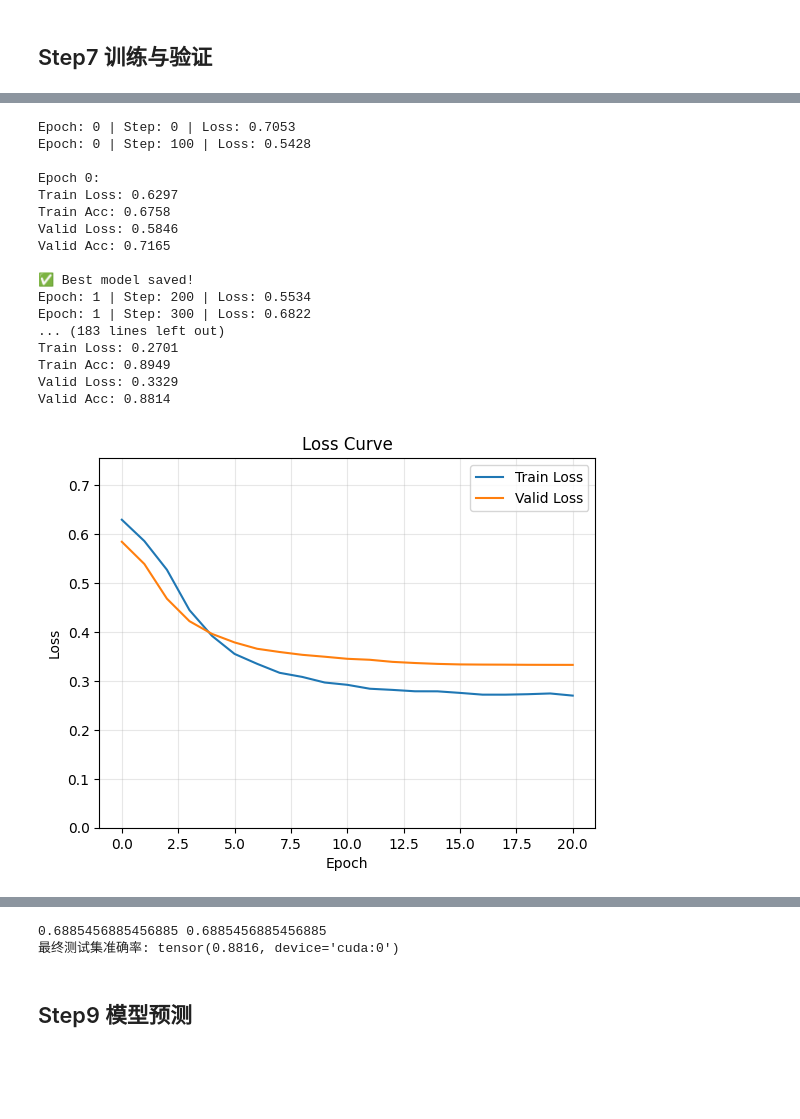
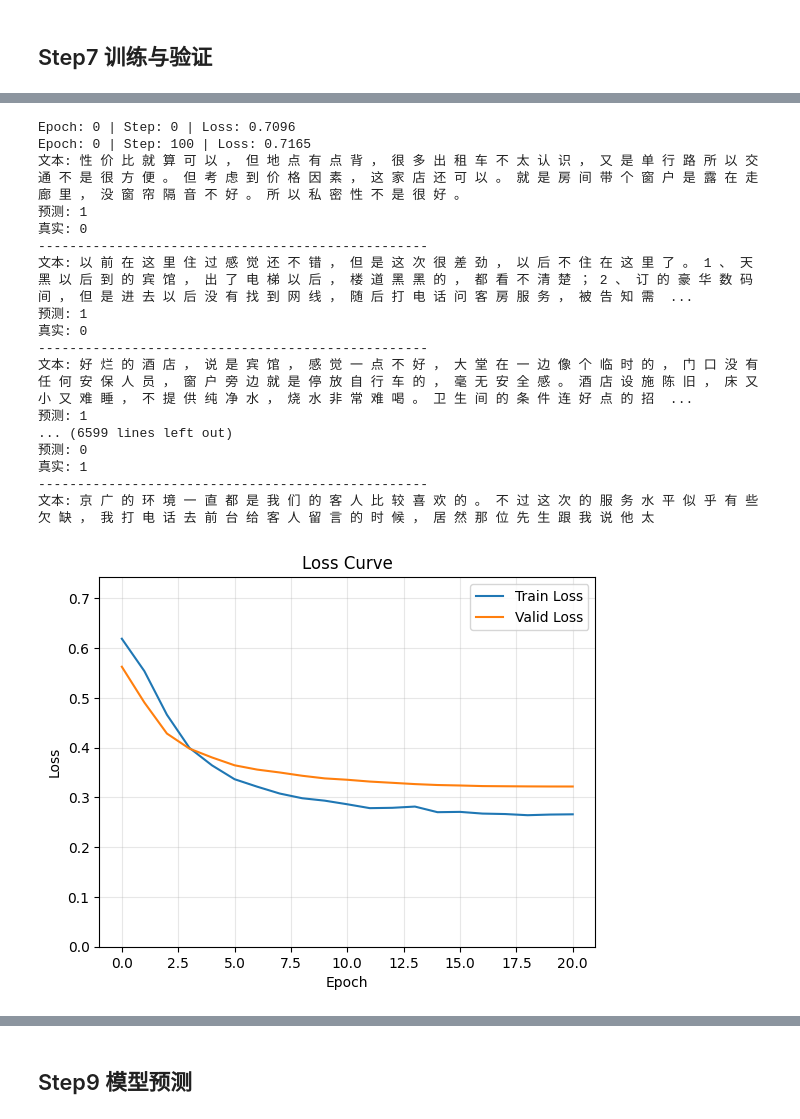
Before and after one commit to yhd12138/Bert, a Jupyter notebook: classification_mlp.ipynb, the cells around one changed output, grey strips where cells are left out. Cells and saved outputs as stored; diff of their text form; code cells hidden in the pictures; blank space fills up the shorter version.

```diff
--- a/classification_mlp.ipynb
+++ b/classification_mlp.ipynb
@@ -213,6 +214,7 @@ def evaluate(model, validloader):
 
     preds = []
     labels = []
+    wrong_cases = []
 
     with torch.inference_mode():
         for batch in validloader:
@@ -232,10 +234,25 @@ def evaluate(model, validloader):
             correct += (pred == batch["labels"]).sum().item()
             total += batch["labels"].size(0)
 
+                        # ===== 错误案例分析 =====
+            for i in range(len(pred)):
+                if pred[i] != batch["labels"][i]:
+
+                    text = tokenizer.decode(
+                        batch["input_ids"][i].cpu(),
+                        skip_special_tokens=True
+                    )
+
+                    wrong_cases.append({
+                        "text": text,
+                        "pred": pred[i].item(),
+                        "label": batch["labels"][i].item()
+                    })
+
     acc = correct / total
     avg_loss = total_loss / len(validloader)
 
-    return acc, avg_loss, preds, labels
+    return acc, avg_loss, preds, labels, wrong_cases
 
 def train(model, trainloader, validloader, optimizer, scheduler, epochs=3, log_step=100):
     global_step = 0
@@ -282,7 +299,12 @@ def train(model, trainloader, validloader, optimizer, scheduler, epochs=3, log_s
         train_loss = total_loss / len(trainloader)
 
         # 验证
-        val_acc, val_loss, preds, labels = evaluate(model, validloader)
+        val_acc, val_loss, preds, labels, wrong_cases = evaluate(model, validloader)
+        for case in wrong_cases:
+            print("文本:", case["text"])
+            print("预测:", case["pred"])
+            print("真实:", case["label"])
+            print("-"*50)
 
         train_losses.append(train_loss)
         train_accs.append(train_acc)
@@ -301,7 +323,7 @@ def train(model, trainloader, validloader, optimizer, scheduler, epochs=3, log_s
             torch.save(model.state_dict(), "best_model.pt")
             print("✅ Best model saved!")
 
-    return train_losses, train_accs, valid_losses, valid_accs, preds, labels
+    return train_losses, train_accs, valid_losses, valid_accs, preds, labels, wrong_cases
 
 def plot_curves(train_losses, train_accs, valid_losses, valid_accs):
     epochs = range(len(train_losses))
@@ -340,51 +362,51 @@ def plot_confusion_matrix(labels, preds):
     plt.ylabel("True")
     plt.show()
 
-train_losses, train_accs, valid_losses, valid_accs, preds, labels = train(
+train_losses, train_accs, valid_losses, valid_accs, preds, labels, wrong_cases = train(
     model,
     trainloader,
     validloader,
     optimizer,
     scheduler,
     epochs=21
 )
 
 plot_curves(train_losses, train_accs, valid_losses, valid_accs)
 
 plot_confusion_matrix(labels, preds)
 # %% [output]
 Exception in thread Thread-auto_conversion:
 Traceback (most recent call last):
   File "c:\Users\Aaron\AppData\Local\Programs\miniconda3\envs\Bert\Lib\site-packages\huggingface_hub\utils\_http.py", line 761, in hf_raise_for_status
     response.raise_for_status()
     ~~~~~~~~~~~~~~~~~~~~~~~~~^^
   File "c:\Users\Aaron\AppData\Local\Programs\miniconda3\envs\Bert\Lib\site-packages\httpx\_models.py", line 829, in raise_for_status
     raise HTTPStatusError(message, request=request, response=self)
 httpx.HTTPStatusError: Client error '403 Forbidden' for url 'https://huggingface.co/api/models/hfl/rbt3/discussions?p=0'
 For more information check: https://developer.mozilla.org/en-US/docs/Web/HTTP/Status/403
 
 The above exception was the direct cause of the following exception:
 
 ... (25 lines left out)
 
 403 Forbidden: Discussions are disabled for this repo.
 Cannot access content at: https://huggingface.co/api/models/hfl/rbt3/discussions?p=0.
 Make sure your token has the correct permissions.
-Epoch: 0 | Step: 0 | Loss: 0.7053
-Epoch: 0 | Step: 100 | Loss: 0.5428
-
-Epoch 0:
-Train Loss: 0.6297
-Train Acc: 0.6758
-Valid Loss: 0.5846
-Valid Acc: 0.7165
-
-✅ Best model saved!
-Epoch: 1 | Step: 200 | Loss: 0.5534
-Epoch: 1 | Step: 300 | Loss: 0.6822
-... (183 lines left out)
-Train Loss: 0.2701
-Train Acc: 0.8949
-Valid Loss: 0.3329
-Valid Acc: 0.8814
+Epoch: 0 | Step: 0 | Loss: 0.7096
+Epoch: 0 | Step: 100 | Loss: 0.7165
+文本: 性 价 比 就 算 可 以 ， 但 地 点 有 点 背 ， 很 多 出 租 车 不 太 认 识 ， 又 是 单 行 路 所 以 交 通 不 是 很 方 便 。 但 考 虑 到 价 格 因 素 ， 这 家 店 还 可 以 。 就 是 房 间 带 个 窗 户 是 露 在 走 廊 里 ， 没 窗 帘 隔 音 不 好 。 所 以 私 密 性 不 是 很 好 。
+预测: 1
+真实: 0
+--------------------------------------------------
+文本: 以 前 在 这 里 住 过 感 觉 还 不 错 ， 但 是 这 次 很 差 劲 ， 以 后 不 住 在 这 里 了 。 1 、 天 黑 以 后 到 的 宾 馆 ， 出 了 电 梯 以 后 ， 楼 道 黑 黑 的 ， 都 看 不 清 楚 ； 2 、 订 的 豪 华 数 码 间 ， 但 是 进 去 以 后 没 有 找 到 网 线 ， 随 后 打 电 话 问 客 房 服 务 ， 被 告 知 需  ...
+预测: 1
+真实: 0
+--------------------------------------------------
+文本: 好 烂 的 酒 店 ， 说 是 宾 馆 ， 感 觉 一 点 不 好 ， 大 堂 在 一 边 像 个 临 时 的 ， 门 口 没 有 任 何 安 保 人 员 ， 窗 户 旁 边 就 是 停 放 自 行 车 的 ， 毫 无 安 全 感 。 酒 店 设 施 陈 旧 ， 床 又 小 又 难 睡 ， 不 提 供 纯 净 水 ， 烧 水 非 常 难 喝 。 卫 生 间 的 条 件 连 好 点 的 招  ...
+预测: 1
+... (6599 lines left out)
+预测: 0
+真实: 1
+--------------------------------------------------
+文本: 京 广 的 环 境 一 直 都 是 我 们 的 客 人 比 较 喜 欢 的 。 不 过 这 次 的 服 务 水 平 似 乎 有 些 欠 缺 ， 我 打 电 话 去 前 台 给 客 人 留 言 的 时 候 ， 居 然 那 位 先 生 跟 我 说 他 太
-[figure, old version]
+[figure, new version]
@@ -462,9 +484,6 @@ def final_test():
 
 final_acc = final_test()
 print("最终测试集准确率:", final_acc)
-# %% [output]
-0.6885456885456885 0.6885456885456885
-最终测试集准确率: tensor(0.8816, device='cuda:0')
 # %%
 import gc
 
```
Also changed, not shown: parts of 3 cells of this notebook, 5 other files.
